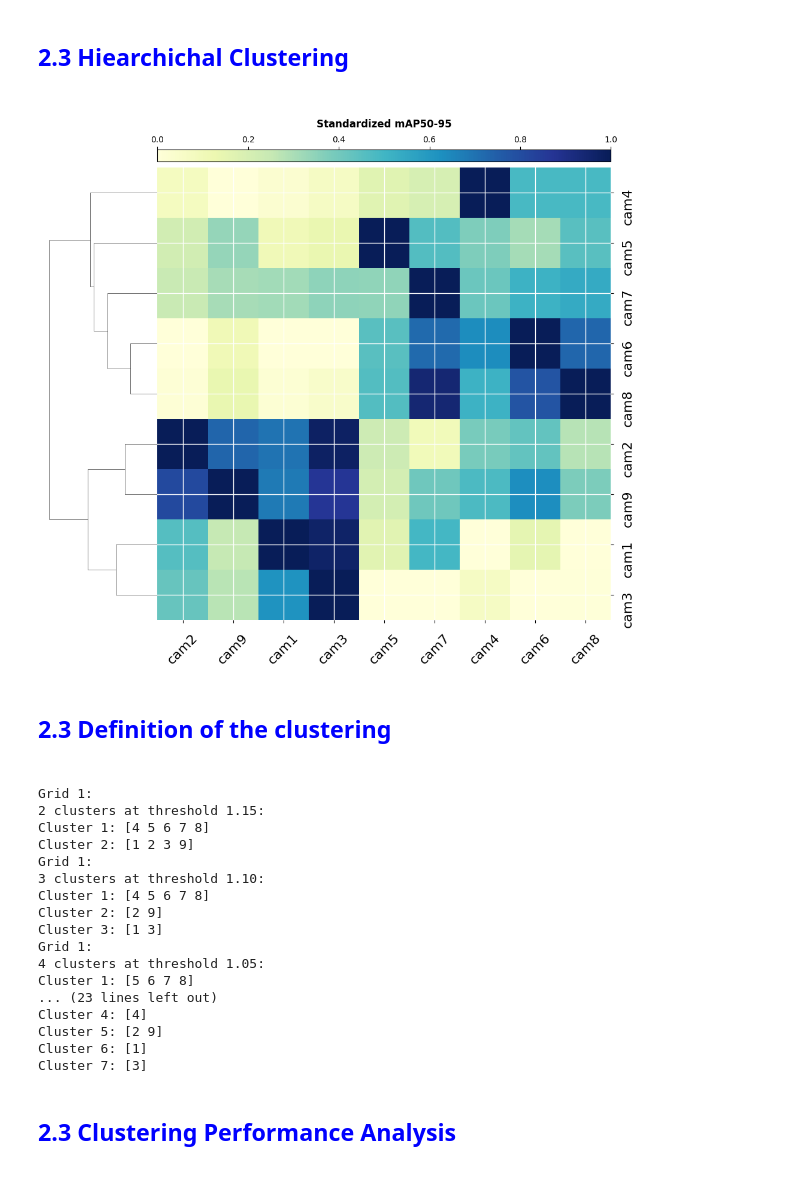
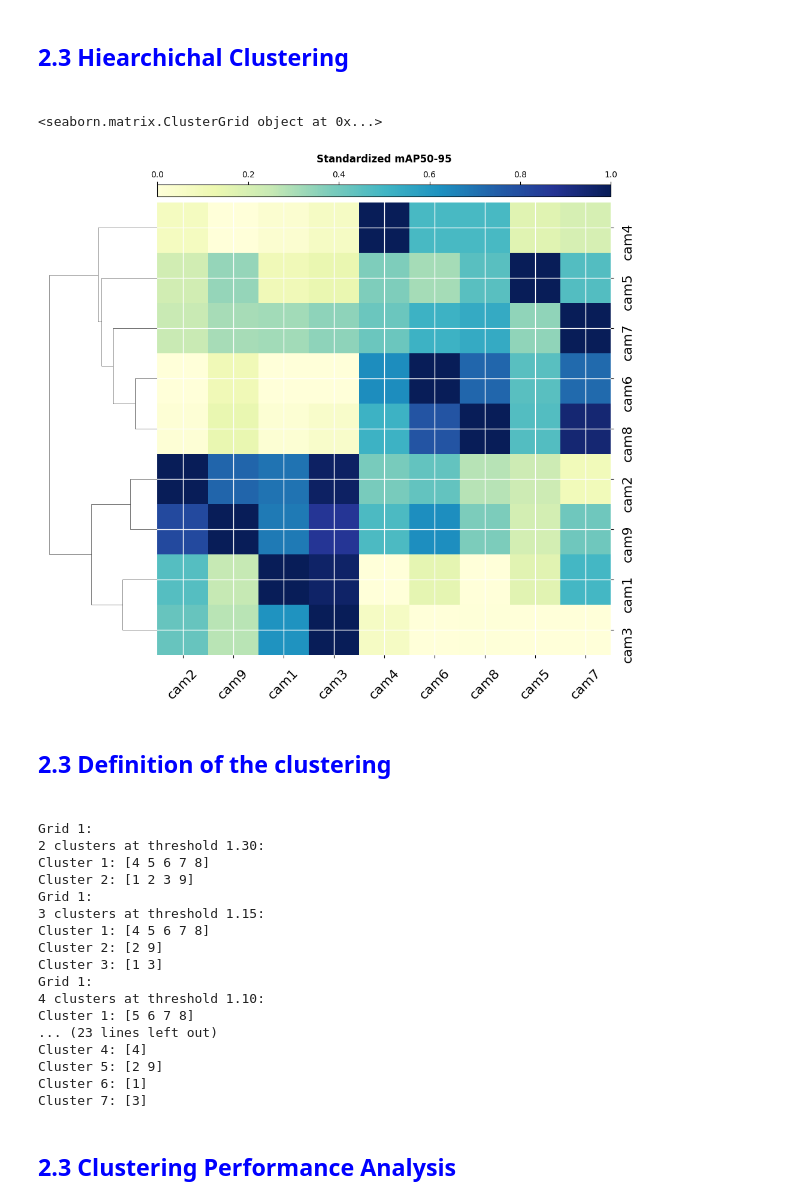
Before and after one commit to manjahdani/CSBAD, a Jupyter notebook: visualization_tools/analysis_journal.ipynb, the cells around one changed output. Cells and saved outputs as stored; diff of their text form; code cells hidden in the pictures.

```diff
--- a/visualization_tools/analysis_journal.ipynb
+++ b/visualization_tools/analysis_journal.ipynb
@@ -541,8 +569,9 @@ pivot_sb.index.name = None
 pivot_sb.columns.name = None
 
 # Create the clustermap
-grid_sb = sns.clustermap(pivot_sb, cmap='YlGnBu', standard_scale=1, figsize=(10, 10), cbar_kws={"orientation": "horizontal"})
+grid_sb = sns.clustermap(pivot_sb, cmap='YlGnBu', standard_scale=1, method='complete', figsize=(10, 10), cbar_kws={"orientation": "horizontal"})
 
+print(grid_sb)
 
 # Assuming 'grid_sb' is your existing ClusterGrid object from seaborn
 
@@ -563,34 +592,35 @@ cbar.ax.xaxis.set_label_position('top')
 cbar.set_label('Standardized mAP50-95', fontsize=12, weight='bold', labelpad=10)
 
 # Hide the original colorbar
 grid_sb.cax.set_visible(False)
 
 
 # Set font size for the tick labels
 plt.setp(grid_sb.ax_heatmap.get_xticklabels(), fontsize=16, rotation=45)
 plt.setp(grid_sb.ax_heatmap.get_yticklabels(), fontsize=16)
 
 # Set the dendrogram visibility
 grid_sb.ax_row_dendrogram.set_visible(True)
 
 grid_sb.ax_col_dendrogram.set_visible(False)
 
 # Additional improvements
 grid_sb.ax_heatmap.set_facecolor('#dddddd')
 grid_sb.ax_heatmap.grid(True, which='both', color='white', linewidth=1)
 
 # Tick positions are set on the conventional 'left' and 'bottom'
 grid_sb.ax_heatmap.yaxis.set_ticks_position('right')
 grid_sb.ax_heatmap.xaxis.set_ticks_position('bottom')
 
 # Set padding for tick labels
 grid_sb.ax_heatmap.yaxis.set_tick_params(pad=10)
 grid_sb.ax_heatmap.xaxis.set_tick_params(pad=10)
 
 # Save the clustermap
 grid_sb.fig.savefig("E:\Download\images-journal\clustermap.pdf", dpi=300, bbox_inches='tight')
 # %% [output]
+<seaborn.matrix.ClusterGrid object at 0x...>
-[figure, old version]
+[figure, new version]
 # %% [markdown]
 <h2> <font color="blue"> 2.3 Definition of the clustering </font><h2>
 # %%
@@ -612,7 +642,7 @@ def calculate_clusters(linkage_matrix, min_threshold, max_threshold, step):
     return first_occurrences
 # %%
 # Get the linkage matrix for the rows
-row_clusters_sb = calculate_clusters(grid_sb.dendrogram_row.linkage, 0.5, 1.5, 0.05)
+row_clusters_sb = calculate_clusters(grid_sb.dendrogram_row.linkage, 0.5, 2, 0.05)
 
 # Add the third grid
 #row_clusters_sb_row_adj = calculate_clusters(grid_sb_row_adj.dendrogram_row.linkage, 0.5, 2, 0.05)
@@ -642,16 +672,16 @@ for num_clusters in num_clusters_to_display:
         print('Grid 1: No clusters found at this threshold.')
 # %% [output]
 Grid 1:
-2 clusters at threshold 1.15:
+2 clusters at threshold 1.30:
 Cluster 1: [4 5 6 7 8]
 Cluster 2: [1 2 3 9]
 Grid 1:
-3 clusters at threshold 1.10:
+3 clusters at threshold 1.15:
 Cluster 1: [4 5 6 7 8]
 Cluster 2: [2 9]
 Cluster 3: [1 3]
 Grid 1:
-4 clusters at threshold 1.05:
+4 clusters at threshold 1.10:
 Cluster 1: [5 6 7 8]
 ... (23 lines left out)
 Cluster 4: [4]
```
Also changed, not shown: parts of 16 cells of this notebook.
